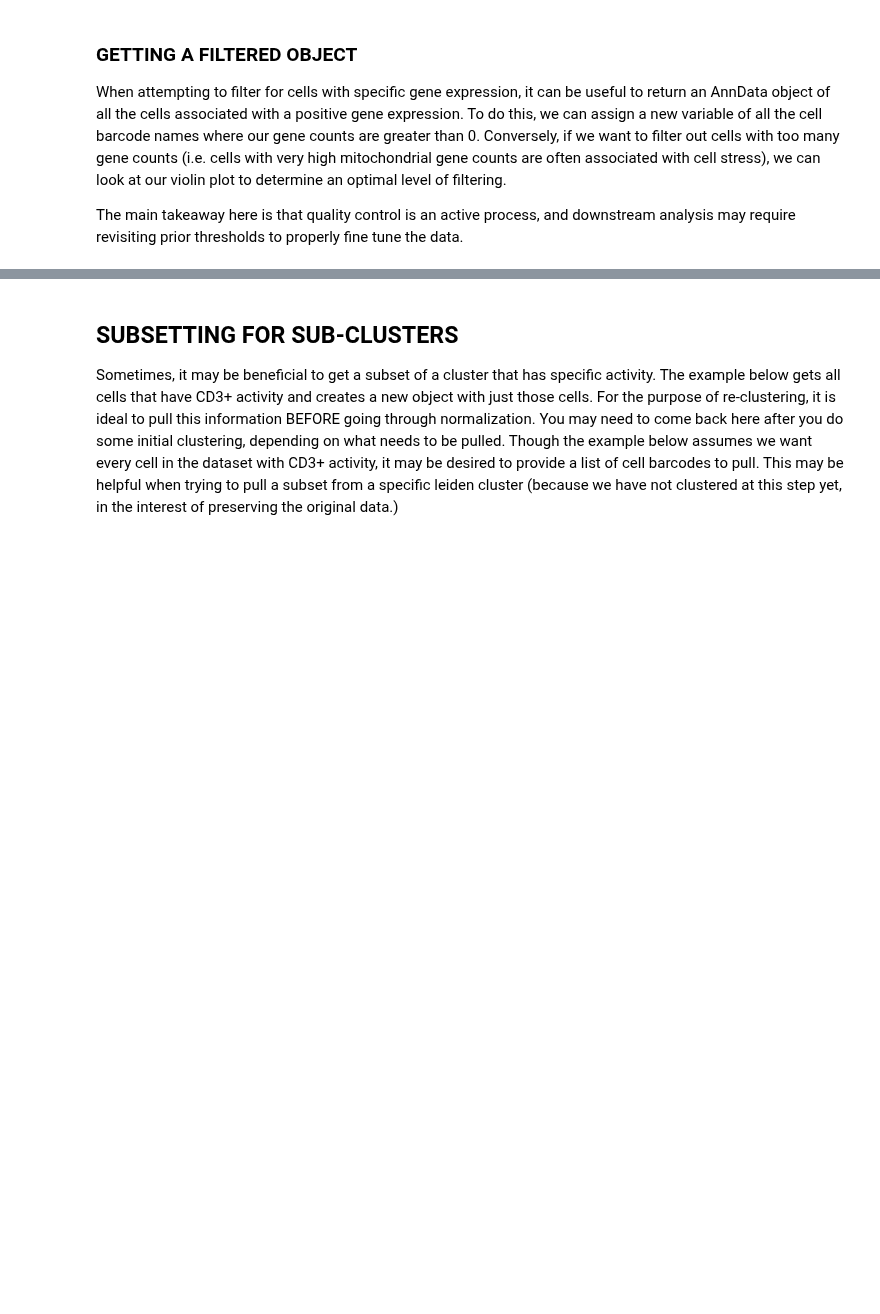
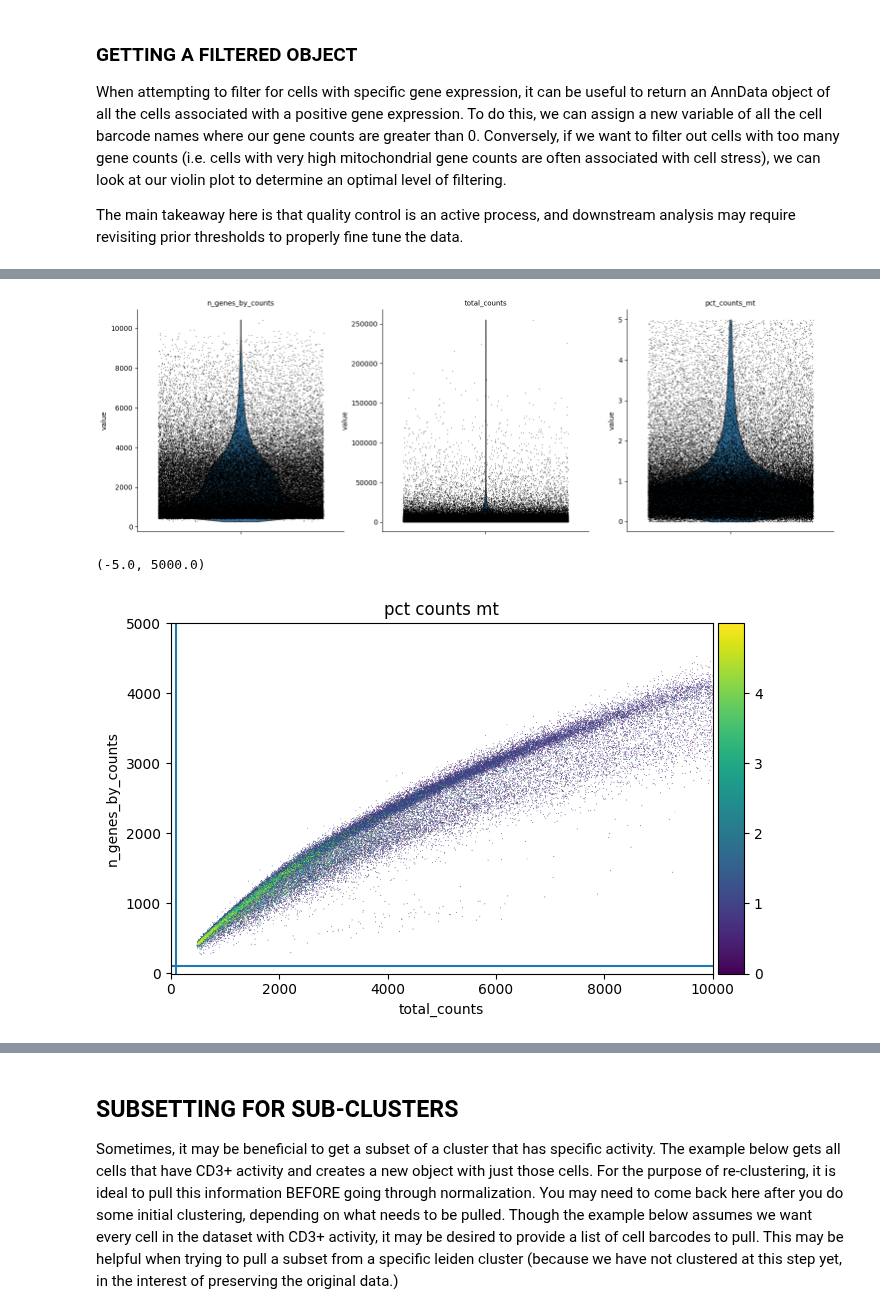
Before and after one commit to hvose-anschutz/viralogue-pipelines, a Jupyter notebook: scRNA-seq-pipeline/scRNA_part1_cellranger.ipynb, the cells around one changed output, grey strips where cells are left out. Drawn from its saved outputs; the diff is of its cells as text; code cells hidden in the pictures; blank space fills up the shorter version.

```diff
--- a/scRNA-seq-pipeline/scRNA_part1_cellranger.ipynb
+++ b/scRNA-seq-pipeline/scRNA_part1_cellranger.ipynb
@@ -289,3 +319,24 @@ adata_mid_filter.shape
+# %%
+#STEP 4.5: Visualizing the generated QC metrics. Note that if other columns are specified, their specific
+#counts will be labeled as pct_counts_[column name]
+%matplotlib inline
+sc.pl.violin(
+    adata_mid_filter,
+    ["n_genes_by_counts", "total_counts","pct_counts_mt"],
+    jitter=0.4,
+    multi_panel=True,
+)
+
+#sc.pl.scatter(adata, "total_counts", "n_genes_by_counts", color="pct_counts_mhvy")
+ax = sc.pl.scatter(adata_mid_filter, "total_counts", "n_genes_by_counts",color="pct_counts_mt",show=False)
+ax.axhline(y=100)
+ax.axvline(x=100)
+ax.set_xlim(-5,10000)
+ax.set_ylim(-5,5000)
+# %% [output]
+[figure, added]
+(-5.0, 5000.0)
+[figure, added]
 # %% [markdown]
 ### KEEPING 'VALID' CELLS
 The next three steps relate to how we determine which cells are biologically relevant for analysis. Using `adata_mid_filter.shape` we can see how many cells/genes are filtered out as a result of our next steps.
```
Also changed, not shown: parts of 24 cells of this notebook, 2 other files.
